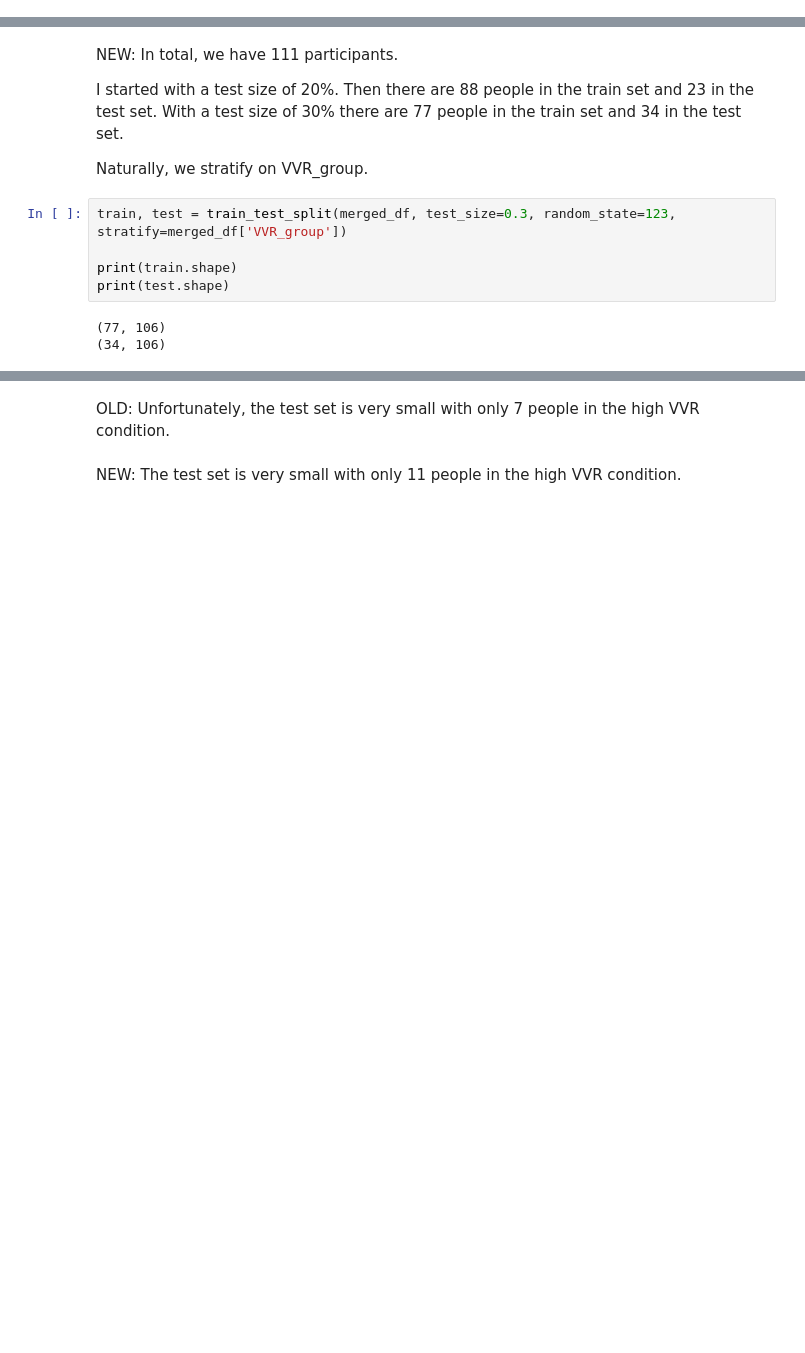
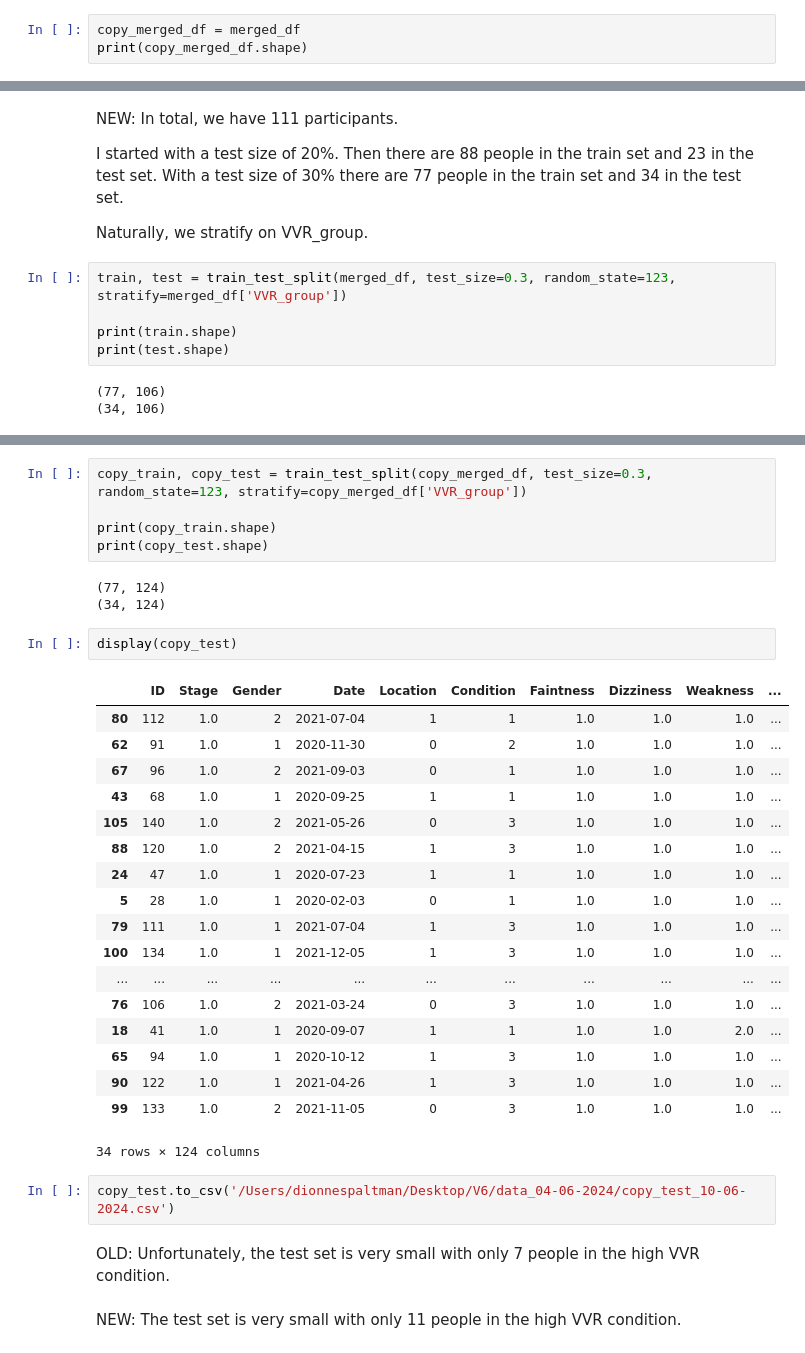
Before and after one commit to DionneSpaltman/predicting_VVR, a Jupyter notebook: models/preparing_data.ipynb, the cells around one changed output, grey strips where cells are left out. Saved outputs shown, nothing was run; the diff lists cells and outputs as text; blank space fills up the shorter version.

```diff
--- a/models/preparing_data.ipynb
+++ b/models/preparing_data.ipynb
@@ -40,3 +40,6 @@ display(merged_df)
 print(list(merged_df.columns))
 # %% [output]
 ['ID', 'Stage', 'Gender', 'Date', 'Location', 'Condition', 'Faintness', 'Dizziness', 'Weakness', 'Lightheadedness', 'Fear', 'Tension', 'Stress', 'Physical_sum', 'Psychological_sum', 'Sum_VVR', 'Sum_12 ...
+# %%
+copy_merged_df = merged_df
+print(copy_merged_df.shape)
@@ -112,3 +142,34 @@ print(test.shape)
+# %%
+copy_train, copy_test = train_test_split(copy_merged_df, test_size=0.3, random_state=123, stratify=copy_merged_df['VVR_group'])
+
+print(copy_train.shape)
+print(copy_test.shape)
+# %% [output]
+(77, 124)
+(34, 124)
+# %%
+display(copy_test)
+# %% [output]
+|  | ID | Stage | Gender | Date | Location | Condition | Faintness | Dizziness | Weakness | ... |
+| 80 | 112 | 1.0 | 2 | 2021-07-04 | 1 | 1 | 1.0 | 1.0 | 1.0 | ... |
+| 62 | 91 | 1.0 | 1 | 2020-11-30 | 0 | 2 | 1.0 | 1.0 | 1.0 | ... |
+| 67 | 96 | 1.0 | 2 | 2021-09-03 | 0 | 1 | 1.0 | 1.0 | 1.0 | ... |
+| 43 | 68 | 1.0 | 1 | 2020-09-25 | 1 | 1 | 1.0 | 1.0 | 1.0 | ... |
+| 105 | 140 | 1.0 | 2 | 2021-05-26 | 0 | 3 | 1.0 | 1.0 | 1.0 | ... |
+| 88 | 120 | 1.0 | 2 | 2021-04-15 | 1 | 3 | 1.0 | 1.0 | 1.0 | ... |
+| 24 | 47 | 1.0 | 1 | 2020-07-23 | 1 | 1 | 1.0 | 1.0 | 1.0 | ... |
+| 5 | 28 | 1.0 | 1 | 2020-02-03 | 0 | 1 | 1.0 | 1.0 | 1.0 | ... |
+| 79 | 111 | 1.0 | 1 | 2021-07-04 | 1 | 3 | 1.0 | 1.0 | 1.0 | ... |
+| 100 | 134 | 1.0 | 1 | 2021-12-05 | 1 | 3 | 1.0 | 1.0 | 1.0 | ... |
+| ... | ... | ... | ... | ... | ... | ... | ... | ... | ... | ... |
+| 76 | 106 | 1.0 | 2 | 2021-03-24 | 0 | 3 | 1.0 | 1.0 | 1.0 | ... |
+| 18 | 41 | 1.0 | 1 | 2020-09-07 | 1 | 1 | 1.0 | 1.0 | 2.0 | ... |
+| 65 | 94 | 1.0 | 1 | 2020-10-12 | 1 | 3 | 1.0 | 1.0 | 1.0 | ... |
+| 90 | 122 | 1.0 | 1 | 2021-04-26 | 1 | 3 | 1.0 | 1.0 | 1.0 | ... |
+| 99 | 133 | 1.0 | 2 | 2021-11-05 | 0 | 3 | 1.0 | 1.0 | 1.0 | ... |
+34 rows × 124 columns
+# %%
+copy_test.to_csv('/Users/dionnespaltman/Desktop/V6/data_04-06-2024/copy_test_10-06-2024.csv')
 # %% [markdown]
 OLD: Unfortunately, the test set is very small with only 7 people in the high VVR condition.
 # %% [markdown]
```
Also changed, not shown: parts of 3 cells of this notebook, 1 other file.
